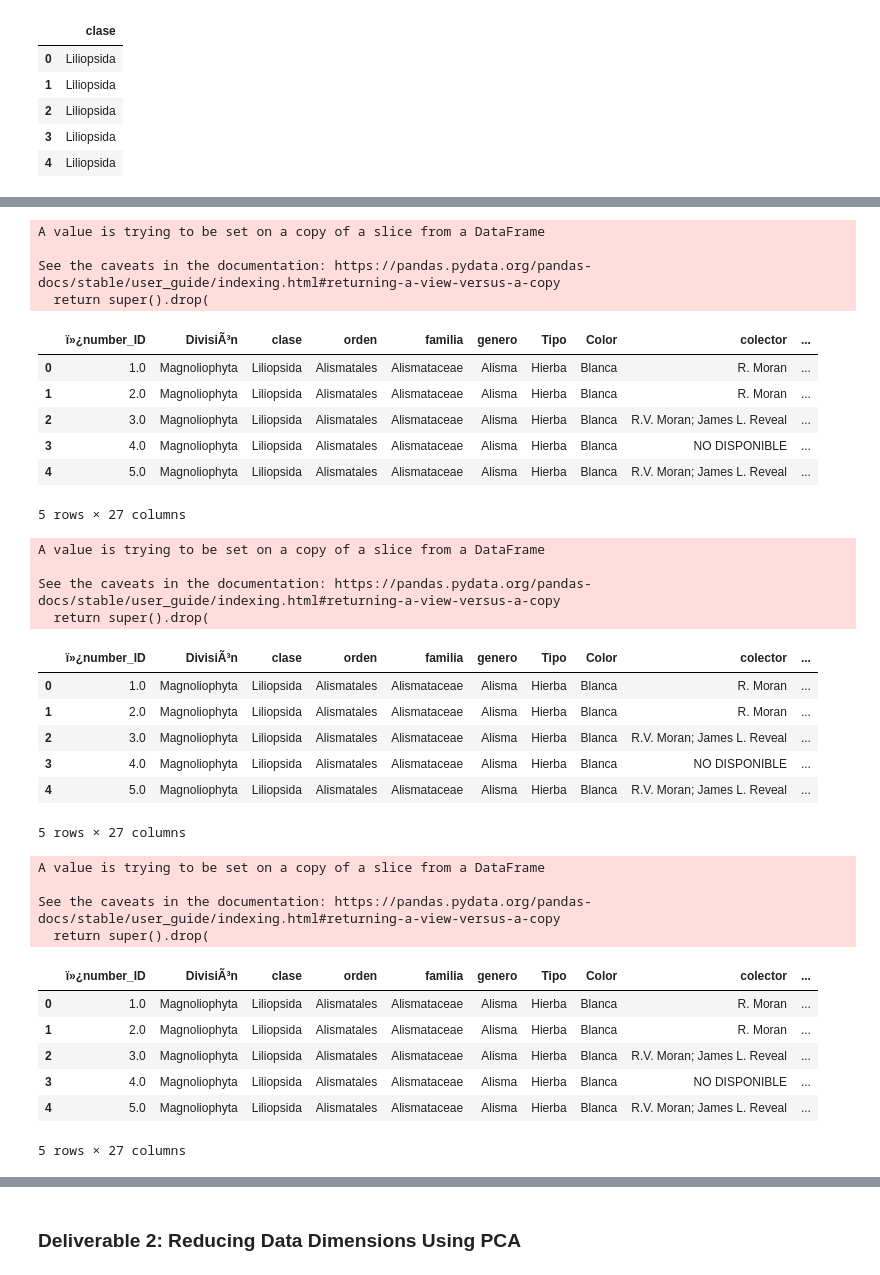
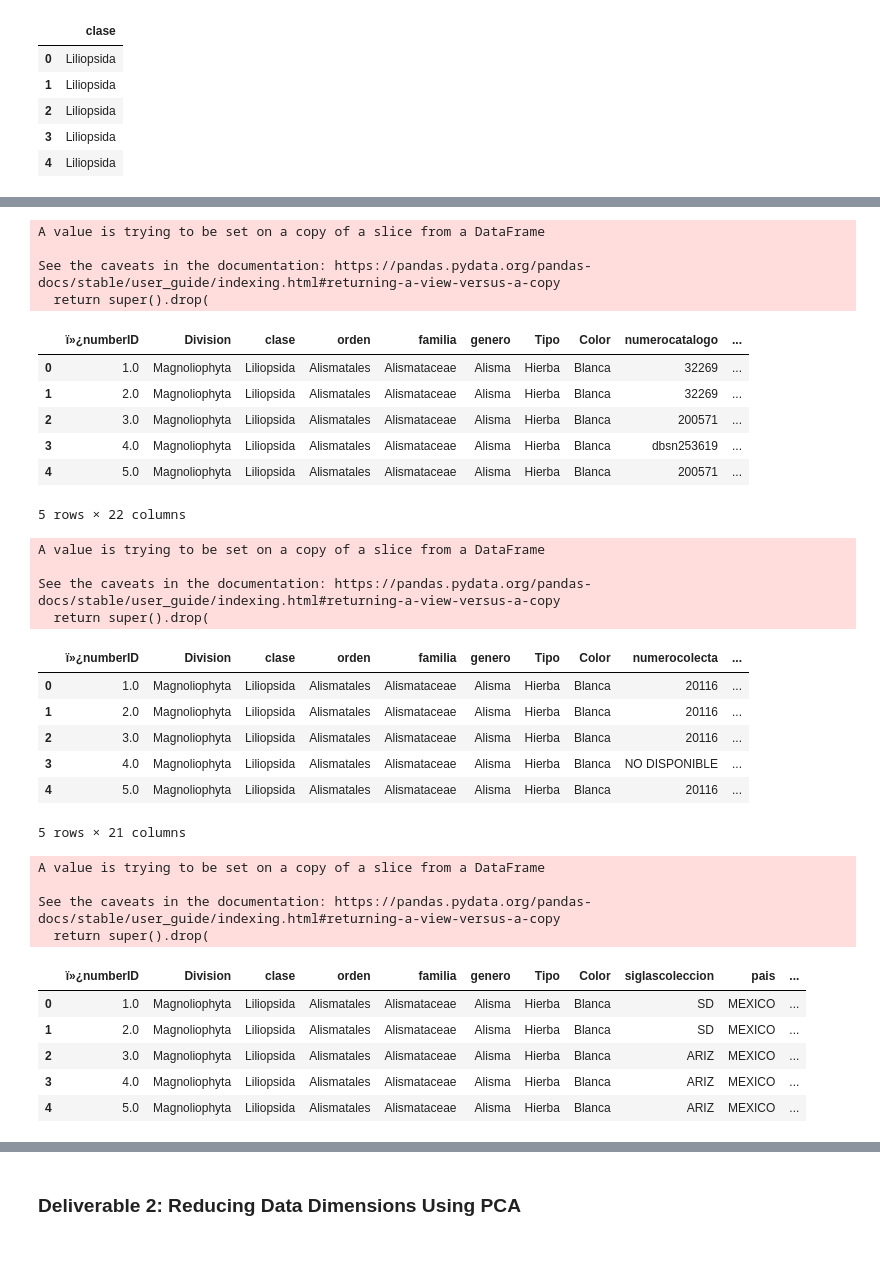
Before and after one commit to macosta2015/Unsupervised-Model-for-PlantAllocation, a Jupyter notebook: Unsupervisedmodel (clustering)-Copy1.ipynb, the cells around one changed output, grey strips where cells are left out. Cells and saved outputs as stored; diff of their text form; code cells hidden in the pictures.

```diff
--- a/Unsupervisedmodel (clustering)-Copy1.ipynb
+++ b/Unsupervisedmodel (clustering)-Copy1.ipynb
@@ -87,56 +87,52 @@ plants_df
 # %%
 # Remove the "colector" column.
-indexNames = plants_df[(plants_df["colector"] == 'False')].index
-plants_df.drop(indexNames, inplace = True)
+plants_df.drop("colector", axis= 1, inplace = True)
 plants_df.head()
 # %% [output]
 A value is trying to be set on a copy of a slice from a DataFrame
 
 See the caveats in the documentation: https://pandas.pydata.org/pandas-docs/stable/user_guide/indexing.html#returning-a-view-versus-a-copy
   return super().drop(
-|  | ï»¿number_ID | DivisiÃ³n | clase | orden | familia | genero | Tipo | Color | colector | ... |
-| 0 | 1.0 | Magnoliophyta | Liliopsida | Alismatales | Alismataceae | Alisma | Hierba | Blanca | R. Moran | ... |
-| 1 | 2.0 | Magnoliophyta | Liliopsida | Alismatales | Alismataceae | Alisma | Hierba | Blanca | R. Moran | ... |
-| 2 | 3.0 | Magnoliophyta | Liliopsida | Alismatales | Alismataceae | Alisma | Hierba | Blanca | R.V. Moran; James L. Reveal | ... |
-| 3 | 4.0 | Magnoliophyta | Liliopsida | Alismatales | Alismataceae | Alisma | Hierba | Blanca | NO DISPONIBLE | ... |
-| 4 | 5.0 | Magnoliophyta | Liliopsida | Alismatales | Alismataceae | Alisma | Hierba | Blanca | R.V. Moran; James L. Reveal | ... |
+|  | ï»¿numberID | Division | clase | orden | familia | genero | Tipo | Color | numerocatalogo | ... |
+| 0 | 1.0 | Magnoliophyta | Liliopsida | Alismatales | Alismataceae | Alisma | Hierba | Blanca | 32269 | ... |
+| 1 | 2.0 | Magnoliophyta | Liliopsida | Alismatales | Alismataceae | Alisma | Hierba | Blanca | 32269 | ... |
+| 2 | 3.0 | Magnoliophyta | Liliopsida | Alismatales | Alismataceae | Alisma | Hierba | Blanca | 200571 | ... |
+| 3 | 4.0 | Magnoliophyta | Liliopsida | Alismatales | Alismataceae | Alisma | Hierba | Blanca | dbsn253619 | ... |
+| 4 | 5.0 | Magnoliophyta | Liliopsida | Alismatales | Alismataceae | Alisma | Hierba | Blanca | 200571 | ... |
-5 rows × 27 columns
+5 rows × 22 columns
 # %%
 # Remove the "numerocatalogo" column.
 # Keep all the Plants that are being traded.
-indexNames = plants_df[(plants_df["numerocatalogo"] == 'False')].index
-plants_df.drop(indexNames, inplace = True)
+plants_df.drop("numerocatalogo", axis= 1, inplace = True)
 plants_df.head()
 # %% [output]
 A value is trying to be set on a copy of a slice from a DataFrame
 
 See the caveats in the documentation: https://pandas.pydata.org/pandas-docs/stable/user_guide/indexing.html#returning-a-view-versus-a-copy
   return super().drop(
-|  | ï»¿number_ID | DivisiÃ³n | clase | orden | familia | genero | Tipo | Color | colector | ... |
-| 0 | 1.0 | Magnoliophyta | Liliopsida | Alismatales | Alismataceae | Alisma | Hierba | Blanca | R. Moran | ... |
-| 1 | 2.0 | Magnoliophyta | Liliopsida | Alismatales | Alismataceae | Alisma | Hierba | Blanca | R. Moran | ... |
-| 2 | 3.0 | Magnoliophyta | Liliopsida | Alismatales | Alismataceae | Alisma | Hierba | Blanca | R.V. Moran; James L. Reveal | ... |
+|  | ï»¿numberID | Division | clase | orden | familia | genero | Tipo | Color | numerocolecta | ... |
+| 0 | 1.0 | Magnoliophyta | Liliopsida | Alismatales | Alismataceae | Alisma | Hierba | Blanca | 20116 | ... |
+| 1 | 2.0 | Magnoliophyta | Liliopsida | Alismatales | Alismataceae | Alisma | Hierba | Blanca | 20116 | ... |
+| 2 | 3.0 | Magnoliophyta | Liliopsida | Alismatales | Alismataceae | Alisma | Hierba | Blanca | 20116 | ... |
 | 3 | 4.0 | Magnoliophyta | Liliopsida | Alismatales | Alismataceae | Alisma | Hierba | Blanca | NO DISPONIBLE | ... |
-| 4 | 5.0 | Magnoliophyta | Liliopsida | Alismatales | Alismataceae | Alisma | Hierba | Blanca | R.V. Moran; James L. Reveal | ... |
+| 4 | 5.0 | Magnoliophyta | Liliopsida | Alismatales | Alismataceae | Alisma | Hierba | Blanca | 20116 | ... |
-5 rows × 27 columns
+5 rows × 21 columns
 # %%
 # Remove the "numerocolecta" column.
 # Keep all the Plants that are being traded.
-indexNames = plants_df[(plants_df["numerocolecta"] == 'False')].index
-plants_df.drop(indexNames, inplace = True)
+plants_df.drop("numerocolecta", axis= 1, inplace = True)
 plants_df.head()
 # %% [output]
 A value is trying to be set on a copy of a slice from a DataFrame
 
 See the caveats in the documentation: https://pandas.pydata.org/pandas-docs/stable/user_guide/indexing.html#returning-a-view-versus-a-copy
   return super().drop(
-|  | ï»¿number_ID | DivisiÃ³n | clase | orden | familia | genero | Tipo | Color | colector | ... |
-| 0 | 1.0 | Magnoliophyta | Liliopsida | Alismatales | Alismataceae | Alisma | Hierba | Blanca | R. Moran | ... |
-| 1 | 2.0 | Magnoliophyta | Liliopsida | Alismatales | Alismataceae | Alisma | Hierba | Blanca | R. Moran | ... |
-| 2 | 3.0 | Magnoliophyta | Liliopsida | Alismatales | Alismataceae | Alisma | Hierba | Blanca | R.V. Moran; James L. Reveal | ... |
-| 3 | 4.0 | Magnoliophyta | Liliopsida | Alismatales | Alismataceae | Alisma | Hierba | Blanca | NO DISPONIBLE | ... |
-| 4 | 5.0 | Magnoliophyta | Liliopsida | Alismatales | Alismataceae | Alisma | Hierba | Blanca | R.V. Moran; James L. Reveal | ... |
+|  | ï»¿numberID | Division | clase | orden | familia | genero | Tipo | Color | siglascoleccion | pais | ... |
+| 0 | 1.0 | Magnoliophyta | Liliopsida | Alismatales | Alismataceae | Alisma | Hierba | Blanca | SD | MEXICO | ... |
+| 1 | 2.0 | Magnoliophyta | Liliopsida | Alismatales | Alismataceae | Alisma | Hierba | Blanca | SD | MEXICO | ... |
+| 2 | 3.0 | Magnoliophyta | Liliopsida | Alismatales | Alismataceae | Alisma | Hierba | Blanca | ARIZ | MEXICO | ... |
+| 3 | 4.0 | Magnoliophyta | Liliopsida | Alismatales | Alismataceae | Alisma | Hierba | Blanca | ARIZ | MEXICO | ... |
+| 4 | 5.0 | Magnoliophyta | Liliopsida | Alismatales | Alismataceae | Alisma | Hierba | Blanca | ARIZ | MEXICO | ... |
-5 rows × 27 columns
 # %%
 # Remove the "siglascoleccion" column.
 # Keep all the Plants that are being traded.
```
Also changed, not shown: parts of 30 cells of this notebook, 1 other file.
